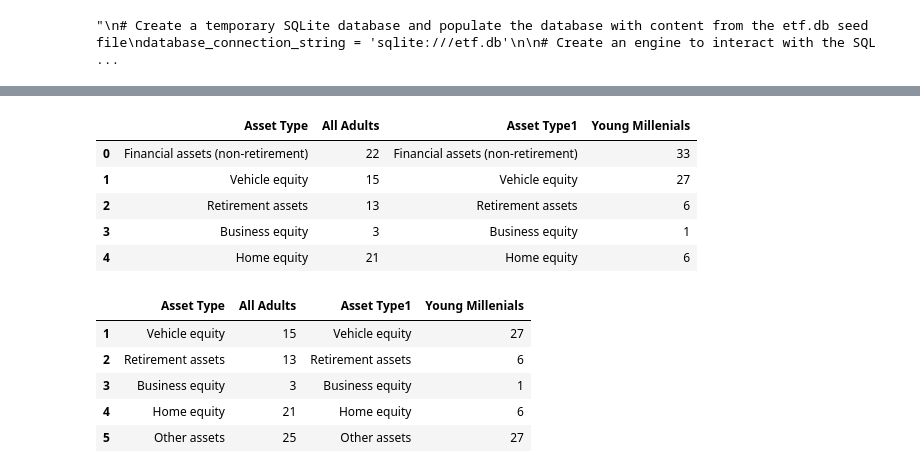
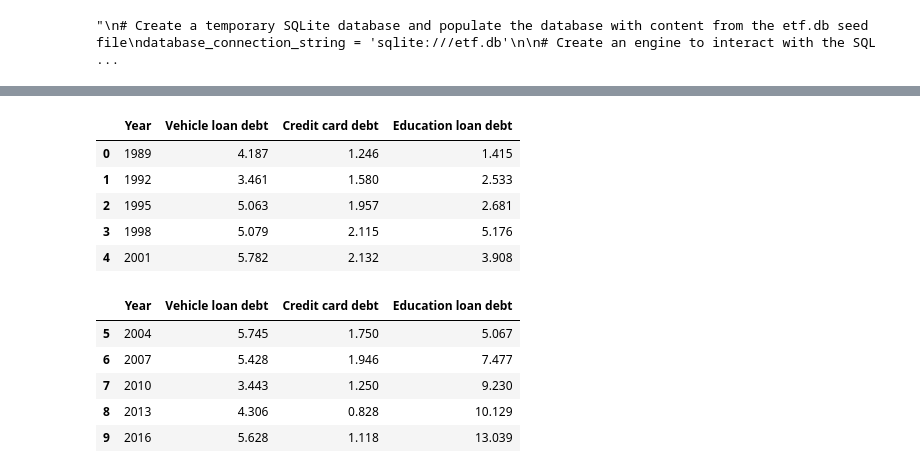
Before and after one commit to toniahurst/FinTech_Project_1, a Jupyter notebook: Project_1.ipynb, the cells around one changed output, grey strips where cells are left out. Cells and saved outputs as stored; diff of their text form; code cells hidden in the pictures.

```diff
--- a/Project_1.ipynb
+++ b/Project_1.ipynb
@@ -47,21 +55,21 @@ display(slide_one_df.tail())
 # %%
 # Slide 2
 slide_two_df = pd.read_csv(
-    Path("./Resources_Project_1/TWO_cIWas.csv"),
+    Path("./Resources_Project_1/TWO_YIOWz.csv"),
 )
 slide_two_df.isnull().dropna()
 display(slide_two_df.head())
 display(slide_two_df.tail())
 # %% [output]
-|  | Asset Type | All Adults | Asset Type1 | Young Millenials |
-| 0 | Financial assets (non-retirement) | 22 | Financial assets (non-retirement) | 33 |
-| 1 | Vehicle equity | 15 | Vehicle equity | 27 |
-| 2 | Retirement assets | 13 | Retirement assets | 6 |
-| 3 | Business equity | 3 | Business equity | 1 |
-| 4 | Home equity | 21 | Home equity | 6 |
+|  | Year | Vehicle loan debt | Credit card debt | Education loan debt |
+| 0 | 1989 | 4.187 | 1.246 | 1.415 |
+| 1 | 1992 | 3.461 | 1.580 | 2.533 |
+| 2 | 1995 | 5.063 | 1.957 | 2.681 |
+| 3 | 1998 | 5.079 | 2.115 | 5.176 |
+| 4 | 2001 | 5.782 | 2.132 | 3.908 |
-|  | Asset Type | All Adults | Asset Type1 | Young Millenials |
-| 1 | Vehicle equity | 15 | Vehicle equity | 27 |
-| 2 | Retirement assets | 13 | Retirement assets | 6 |
-| 3 | Business equity | 3 | Business equity | 1 |
-| 4 | Home equity | 21 | Home equity | 6 |
-| 5 | Other assets | 25 | Other assets | 27 |
+|  | Year | Vehicle loan debt | Credit card debt | Education loan debt |
+| 5 | 2004 | 5.745 | 1.750 | 5.067 |
+| 6 | 2007 | 5.428 | 1.946 | 7.477 |
+| 7 | 2010 | 3.443 | 1.250 | 9.230 |
+| 8 | 2013 | 4.306 | 0.828 | 10.129 |
+| 9 | 2016 | 5.628 | 1.118 | 13.039 |
```
Also changed, not shown: parts of 15 cells of this notebook, 12 other files.
